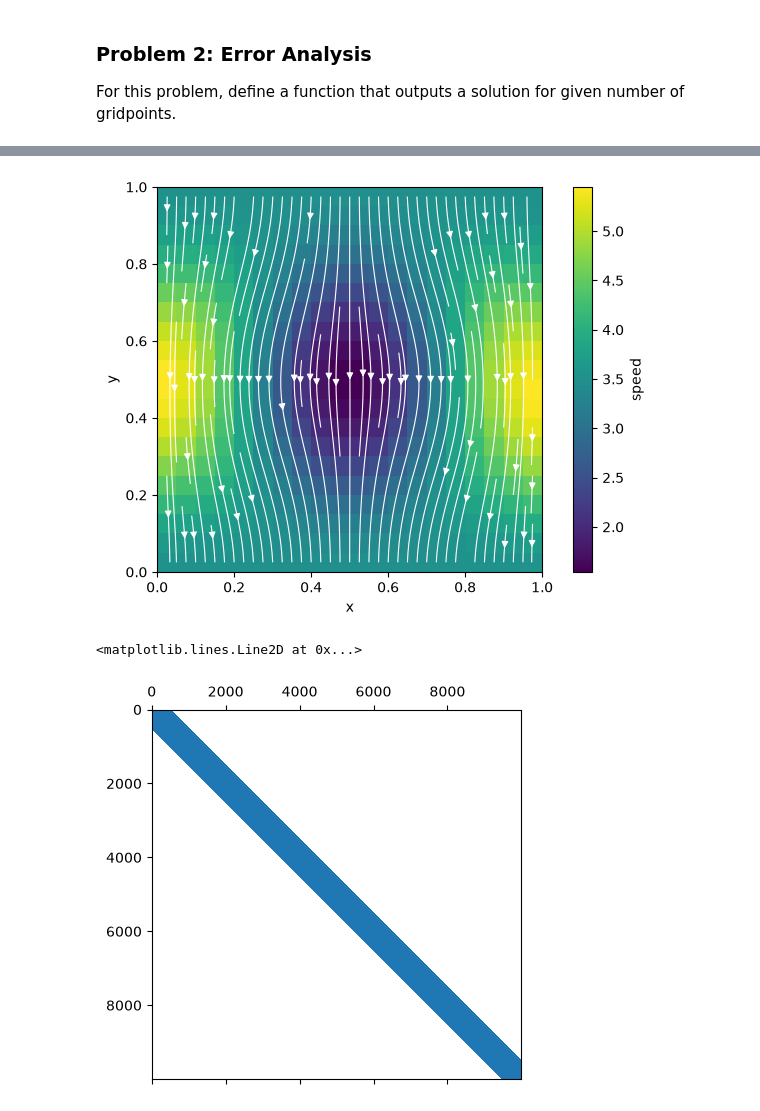
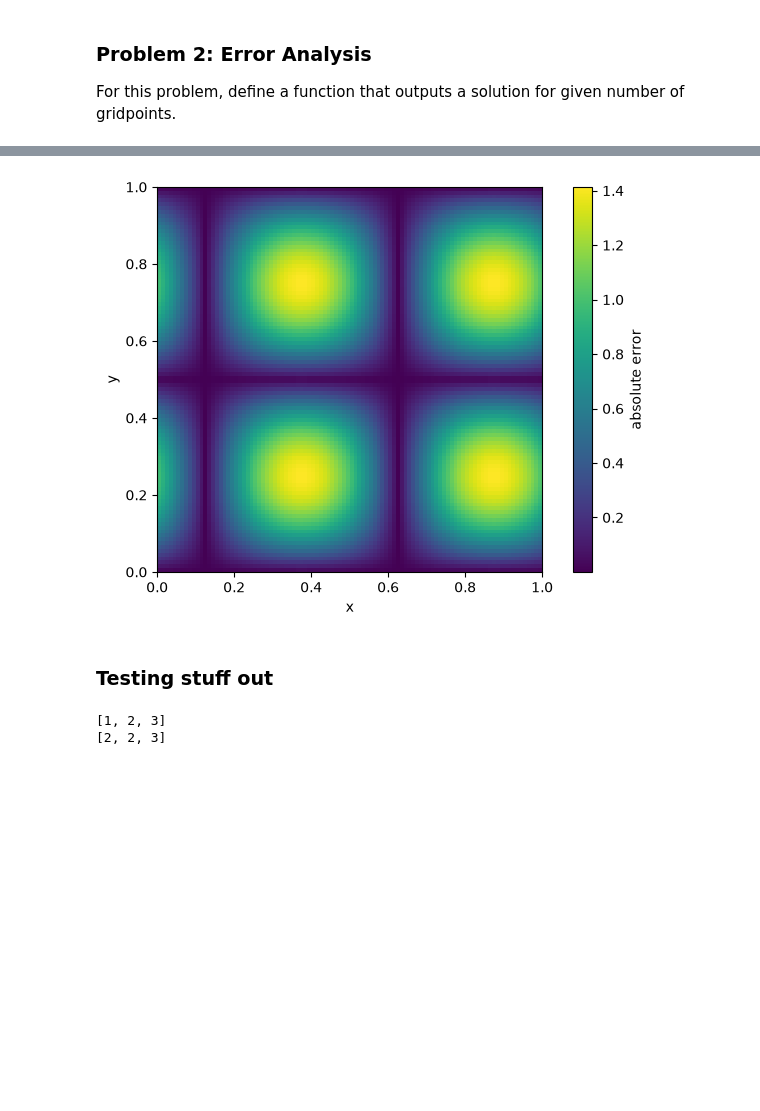
Before and after one commit to sgravelle/pde_hw1, a Jupyter notebook: hw1.ipynb, the cells around one changed output, grey strips where cells are left out. Cells and saved outputs as stored; diff of their text form; code cells hidden in the pictures; blank space fills up the shorter version.

Commit message:
spatial graph of P error

```diff
--- a/hw1.ipynb
+++ b/hw1.ipynb
@@ -25,7 +25,7 @@ np.set_printoptions(legacy='1.25')
 x_start , x_end = 0.0 , 1.0
 y_start , y_end = 0.0 , 1.0
 mu = 1.0
-Nx = 10
+Nx = 8
 Ny = Nx
 
 dx = ( x_end - x_start ) / Nx
@@ -72,7 +72,7 @@ u_vals = np.concat((u_high, u_super, u_main_diag, u_sub, u_low))
 for idx in range(len(u_vals)):
     if u_rows[idx] % Nx == 0 and u_cols[idx] == u_rows[idx] - 1:   # Periodic condition on left boundary
         u_cols[idx] += Nx
-    elif u_rows[idx] % Nx == -1 and u_cols[idx] == u_rows[idx] + 1:   # Periodic condition on right boundary
+    elif u_rows[idx] % Nx == Nx-1 and u_cols[idx] == u_rows[idx] + 1:   # Periodic condition on right boundary
         u_cols[idx] -= Nx
 
 # Add first and last row periodic terms by hand
@@ -101,7 +101,7 @@ v_vals = np.concat((v_high, v_super, v_main_diag, v_sub, v_low))
 for idx in range(len(v_vals)):
     if v_rows[idx] % Nx == 0 and v_cols[idx] == v_rows[idx] - 1:   # Periodic condition on left boundary
         v_cols[idx] += Nx
-    elif v_rows[idx] % Nx == -1 and v_cols[idx] == v_rows[idx] + 1:   # Periodic condition on right boundary
+    elif v_rows[idx] % Nx == Nx-1 and v_cols[idx] == v_rows[idx] + 1:   # Periodic condition on right boundary
         v_cols[idx] -= Nx
 
 Lv = sp.coo_matrix(( v_vals , ( v_rows , v_cols )) , shape =(nV , nV))
@@ -171,6 +171,6 @@ A = sp.bmat ([[ mu * Lu , None , - Gx ],
 [ None , mu * Lv , - Gy ],
 [ Dx , Dy , None ]] , format = 'csr')
 
-plt.spy(Lv)
+plt.spy(Lu)
 # %% [output]
 <matplotlib.lines.Line2D at 0x...>
@@ -313,7 +313,7 @@ def solution(n, num_choice):
     for idx in range(len(u_vals)):
         if u_rows[idx] % Nx == 0 and u_cols[idx] == u_rows[idx] - 1:   # Periodic condition on left boundary
             u_cols[idx] += Nx
-        elif u_rows[idx] % Nx == -1 and u_cols[idx] == u_rows[idx] + 1:   # Periodic condition on right boundary
+        elif u_rows[idx] % Nx == Nx-1 and u_cols[idx] == u_rows[idx] + 1:   # Periodic condition on right boundary
             u_cols[idx] -= Nx
 
     # Add first and last row periodic terms by hand
@@ -342,7 +342,7 @@ def solution(n, num_choice):
     for idx in range(len(v_vals)):
         if v_rows[idx] % Nx == 0 and v_cols[idx] == v_rows[idx] - 1:   # Periodic condition on left boundary
             v_cols[idx] += Nx
-        elif v_rows[idx] % Nx == -1 and v_cols[idx] == v_rows[idx] + 1:   # Periodic condition on right boundary
+        elif v_rows[idx] % Nx == Nx-1 and v_cols[idx] == v_rows[idx] + 1:   # Periodic condition on right boundary
             v_cols[idx] -= Nx
 
     Lv = sp.coo_matrix(( v_vals , ( v_rows , v_cols )) , shape =(nV , nV))
@@ -525,39 +527,58 @@ fig.savefig("error_plot.pdf", bbox_inches="tight")
 # %%
 # Testing my wild function: does it still plot??
 
-N = 20
+N = 100
 
-U, V = solution(N, True)[:2]
+# U = np.abs(solution(N, False)[0] - solution(N, True)[0])
+
+# V = np.abs(solution(N, False)[1] - solution(N, True)[1])
+
+P = np.abs(solution(N, False)[2] - solution(N, True)[2])
 
 # To calculate magnitude, interpolate U and V grids to the center point of each cell
 
 # V has Ny+1 rows, so this works for every cell
 Vc = 0.5 * (V[:-1, :] + V[1:, :])                  # shape (Ny, Nx)
 
 # Periodic in x: the right neighbor of the last column wraps to column 0
 Uc = 0.5 * (U + np.roll(U, -1, axis=1))            # shape (Ny, Nx)
 
 xc = (np.arange(N) + 0.5) / N
 yc = (np.arange(N) + 0.5) / N
 X, Y = np.meshgrid(xc, yc)                         # shape (Ny, Nx)
 
-speed = np.hypot(Uc, Vc)
+# error = np.hypot(Uc, Vc)
+
+error = P
 
 fig, ax = plt.subplots(figsize=(8, 5))
 
-pcm = ax.pcolormesh(X, Y, speed, shading="auto", cmap="viridis")
-fig.colorbar(pcm, ax=ax, label="speed")
+pcm = ax.pcolormesh(X, Y, error, shading="auto", cmap="viridis")
+fig.colorbar(pcm, ax=ax, label="absolute error")
 
 # streamlines: show flow direction (needs 1D, evenly spaced xc and yc)
-ax.streamplot(xc, yc, Uc, Vc, color="white", linewidth=0.8, density=1.3)
+# ax.streamplot(xc, yc, Uc, Vc, color="white", linewidth=0.8, density=1.3)
 
 ax.set_aspect("equal")
 ax.set_xlabel("x"); ax.set_ylabel("y")
 plt.show()
 
 fig.savefig("sol_plot.svg")
 fig.savefig("sol_plot.pdf", bbox_inches="tight")
 # %% [output]
-[figure, old version]
+[figure, new version]
-<matplotlib.lines.Line2D at 0x...>
-[figure, removed]
+# %% [markdown]
+### Testing stuff out
+# %%
+goofy_list = [1,2,3]
+def goofy_func(y):
+    y[0] += 1
+
+print(goofy_list)
+
+goofy_func(goofy_list)
+
+print(goofy_list)
+# %% [output]
+[1, 2, 3]
+[2, 2, 3]
```
Also changed, not shown: parts of 3 cells of this notebook.
